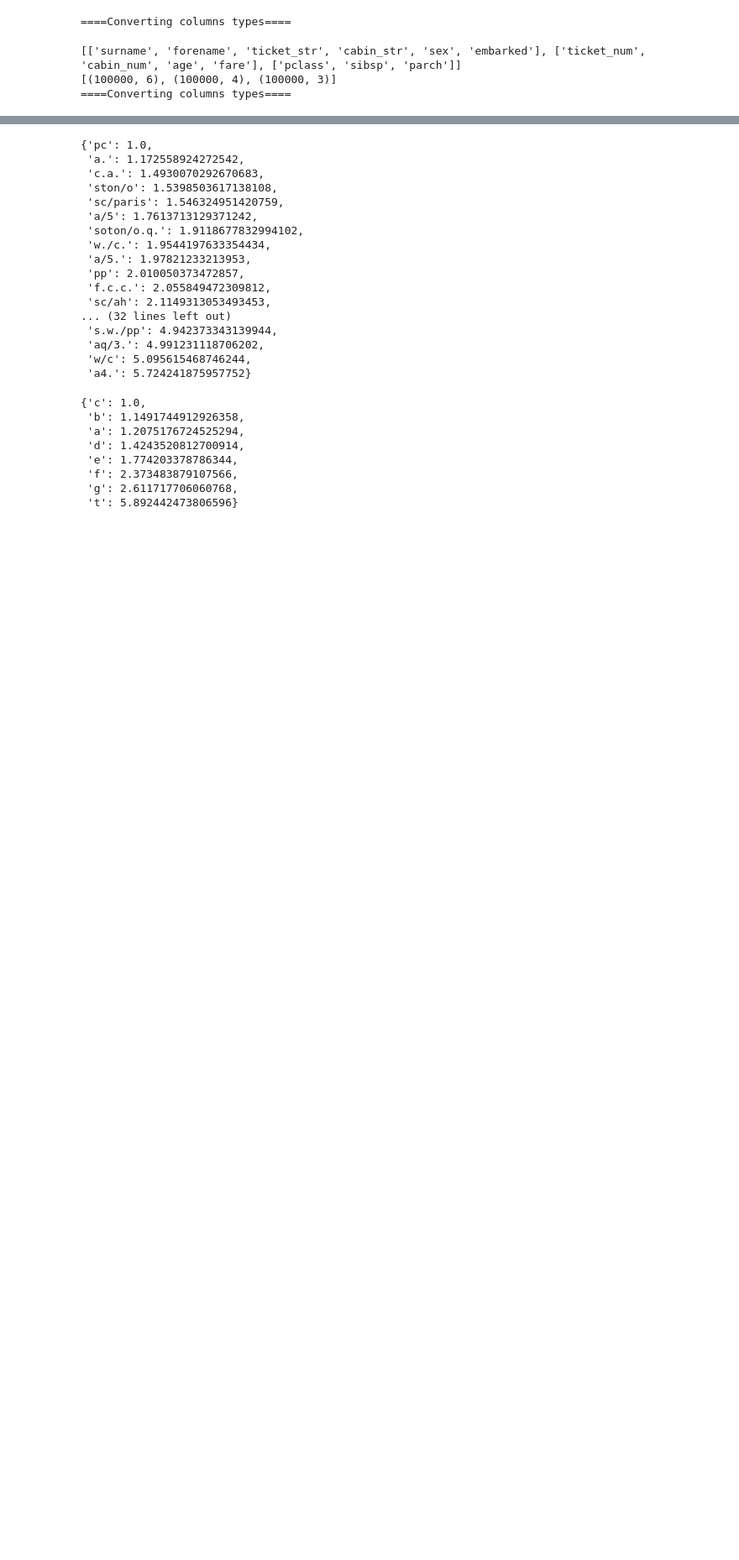
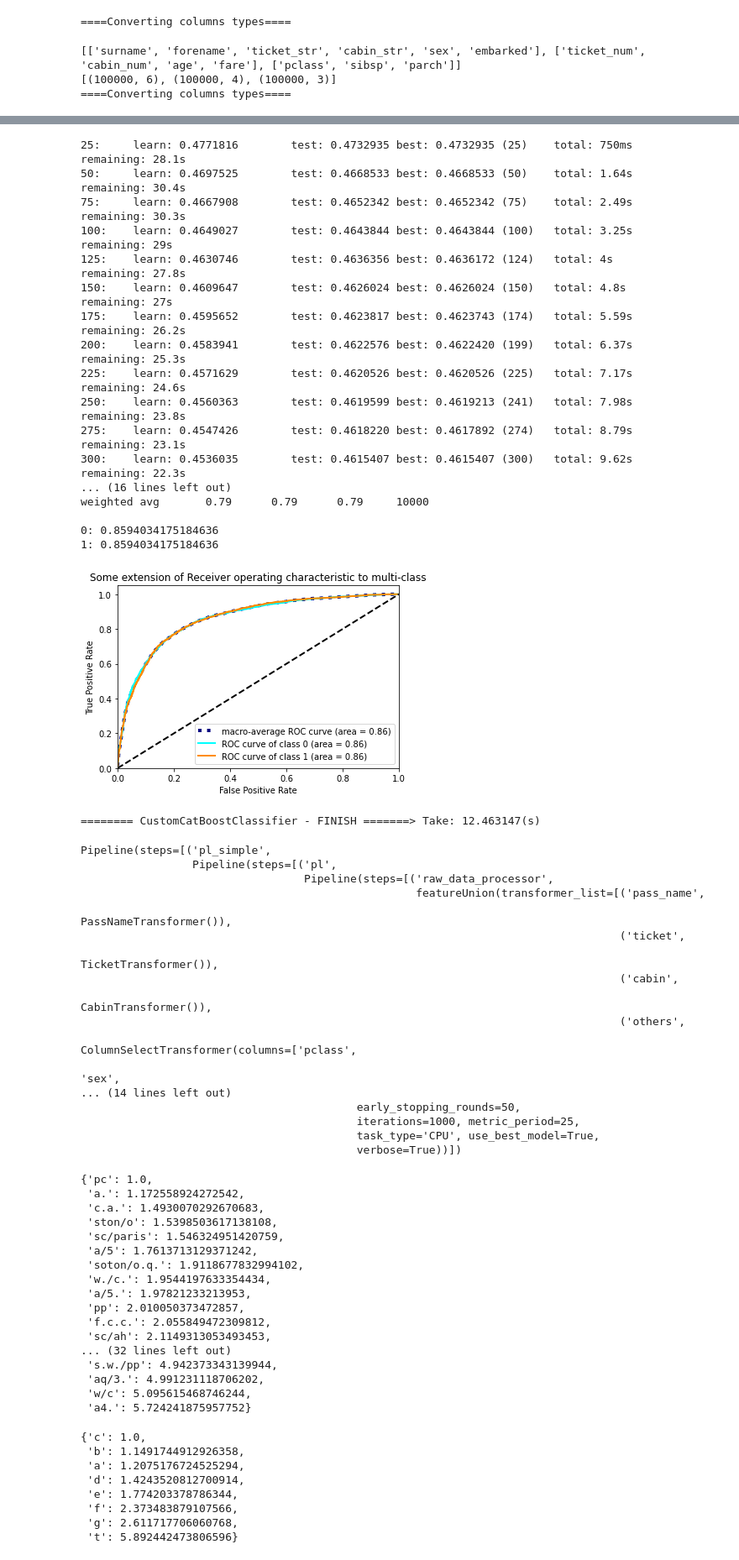
Before and after one commit to trantrikien239/ml_practice, a Jupyter notebook: sklearn_pipeline/kaggle_tabular/pipeline.ipynb, the cells around one changed output, grey strips where cells are left out. Shown at 84% size. Saved outputs shown, nothing was run; the diff lists cells and outputs as text; code cells hidden in the pictures; blank space fills up the shorter version.

Commit message:
Add CustomCatBoostClassifier to the pipeline with: 1. Automatic train_eval_split 2. Self evaluate features

```diff
--- a/sklearn_pipeline/kaggle_tabular/pipeline.ipynb
+++ b/sklearn_pipeline/kaggle_tabular/pipeline.ipynb
@@ -379,0 +521,19 @@ df3
+# %%
+cat_features = ['ticket_str', 'cabin_str', 'embarked', 'sex'] + ['surname', 'forename']
+# text_features =
+cb_cfg = {
+    'iterations': 1000,
+    'task_type': 'CPU',
+    'cat_features': cat_features,
+#     'text_features': text_features,
+    'use_best_model': True,
+    'early_stopping_rounds':50,
+    'verbose': True,
+    'metric_period': 25
+}
+# %%
+pl4 = Pipeline(steps=[
+    ('pl_simple', pl_simple),
+    ('catboost_simple', CustomCatBoostClassifier(**cb_cfg))
+])
+pl4
@@ -379,0 +558,3 @@ df3
+# %%
+pl4.fit(X_train, y_train)
+# %% [output]
@@ -380,3 +569,39 @@ df3
+25:     learn: 0.4771816        test: 0.4732935 best: 0.4732935 (25)    total: 750ms    remaining: 28.1s
+50:     learn: 0.4697525        test: 0.4668533 best: 0.4668533 (50)    total: 1.64s    remaining: 30.4s
+75:     learn: 0.4667908        test: 0.4652342 best: 0.4652342 (75)    total: 2.49s    remaining: 30.3s
+100:    learn: 0.4649027        test: 0.4643844 best: 0.4643844 (100)   total: 3.25s    remaining: 29s
+125:    learn: 0.4630746        test: 0.4636356 best: 0.4636172 (124)   total: 4s       remaining: 27.8s
+150:    learn: 0.4609647        test: 0.4626024 best: 0.4626024 (150)   total: 4.8s     remaining: 27s
+175:    learn: 0.4595652        test: 0.4623817 best: 0.4623743 (174)   total: 5.59s    remaining: 26.2s
+200:    learn: 0.4583941        test: 0.4622576 best: 0.4622420 (199)   total: 6.37s    remaining: 25.3s
+225:    learn: 0.4571629        test: 0.4620526 best: 0.4620526 (225)   total: 7.17s    remaining: 24.6s
+250:    learn: 0.4560363        test: 0.4619599 best: 0.4619213 (241)   total: 7.98s    remaining: 23.8s
+275:    learn: 0.4547426        test: 0.4618220 best: 0.4617892 (274)   total: 8.79s    remaining: 23.1s
+300:    learn: 0.4536035        test: 0.4615407 best: 0.4615407 (300)   total: 9.62s    remaining: 22.3s
+... (16 lines left out)
+weighted avg       0.79      0.79      0.79     10000
+
+0: 0.8594034175184636
+1: 0.8594034175184636
+[figure, added]
+======== CustomCatBoostClassifier - FINISH =======> Take: 12.463147(s)
+Pipeline(steps=[('pl_simple',
+                 Pipeline(steps=[('pl',
+                                  Pipeline(steps=[('raw_data_processor',
+                                                   featureUnion(transformer_list=[('pass_name',
+                                                                                   PassNameTransformer()),
+                                                                                  ('ticket',
+                                                                                   TicketTransformer()),
+                                                                                  ('cabin',
+                                                                                   CabinTransformer()),
+                                                                                  ('others',
+                                                                                   ColumnSelectTransformer(columns=['pclass',
+                                                                                                                    'sex',
+... (14 lines left out)
+                                          early_stopping_rounds=50,
+                                          iterations=1000, metric_period=25,
+                                          task_type='CPU', use_best_model=True,
+                                          verbose=True))])
 # %%
 from catboost import CatBoostRegressor, CatBoostClassifier
 # %%
```
Also changed, not shown: parts of 28 cells of this notebook.
